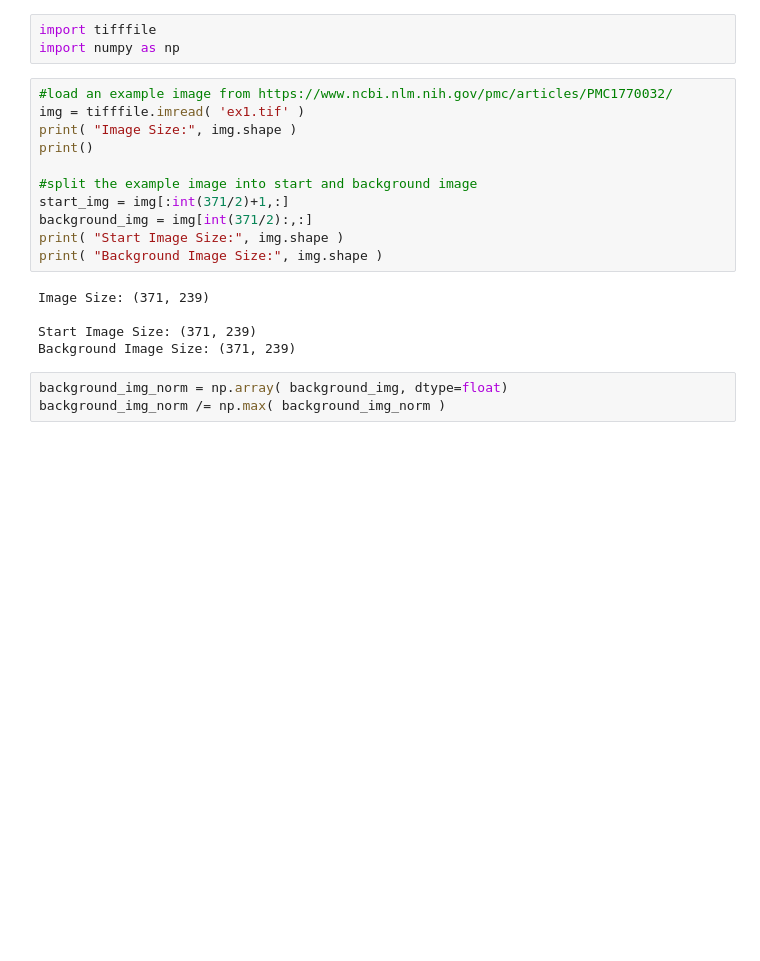
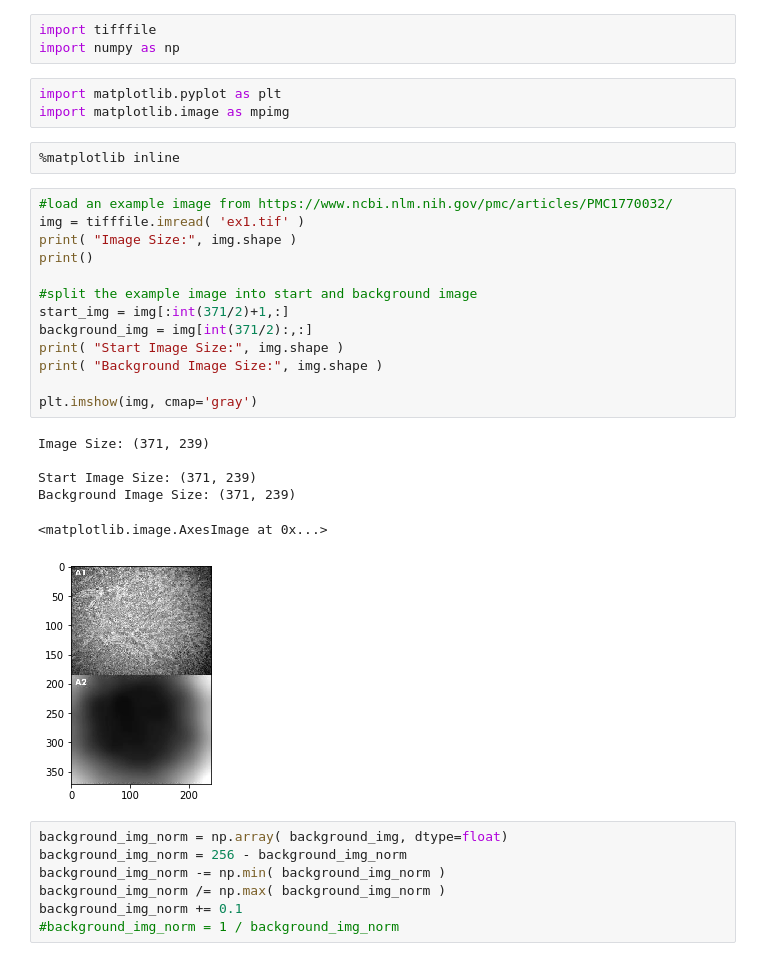
Before and after one commit to GeekLogan/remove_microscope_vignetting_in_python, a Jupyter notebook: vignetting.ipynb, the cells around one changed output. Saved outputs shown, nothing was run; the diff lists cells and outputs as text; blank space fills up the shorter version.

```diff
--- a/vignetting.ipynb
+++ b/vignetting.ipynb
@@ -8,22 +8,35 @@ You should consider upgrading via the '/Users/logan/anaconda3/bin/python -m pip
 # %%
 import tifffile
 import numpy as np
+# %%
+import matplotlib.pyplot as plt
+import matplotlib.image as mpimg
+# %%
+%matplotlib inline
 # %%
 #load an example image from https://www.ncbi.nlm.nih.gov/pmc/articles/PMC1770032/
 img = tifffile.imread( 'ex1.tif' )
 print( "Image Size:", img.shape )
 print()
 
 #split the example image into start and background image
 start_img = img[:int(371/2)+1,:]
 background_img = img[int(371/2):,:]
 print( "Start Image Size:", img.shape )
 print( "Background Image Size:", img.shape )
+
+plt.imshow(img, cmap='gray')
 # %% [output]
 Image Size: (371, 239)
 
 Start Image Size: (371, 239)
 Background Image Size: (371, 239)
+<matplotlib.image.AxesImage at 0x...>
+[figure, added]
 # %%
 background_img_norm = np.array( background_img, dtype=float)
+background_img_norm = 256 - background_img_norm
+background_img_norm -= np.min( background_img_norm )
 background_img_norm /= np.max( background_img_norm )
+background_img_norm += 0.1
+#background_img_norm = 1 / background_img_norm
```
Also changed, not shown: parts of 3 cells of this notebook.
